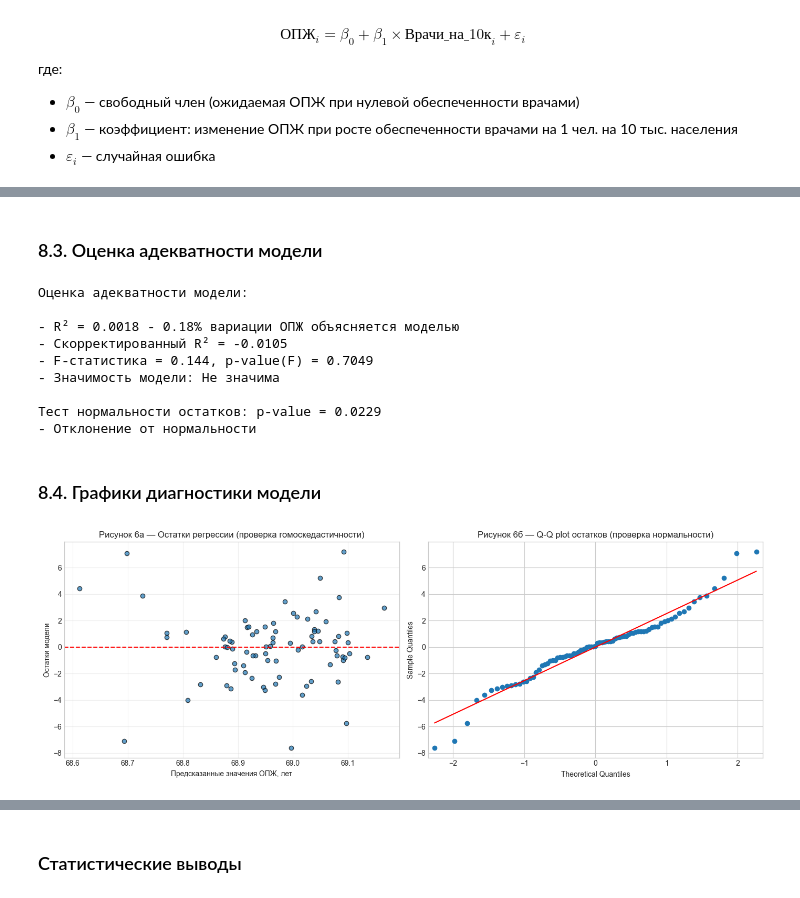
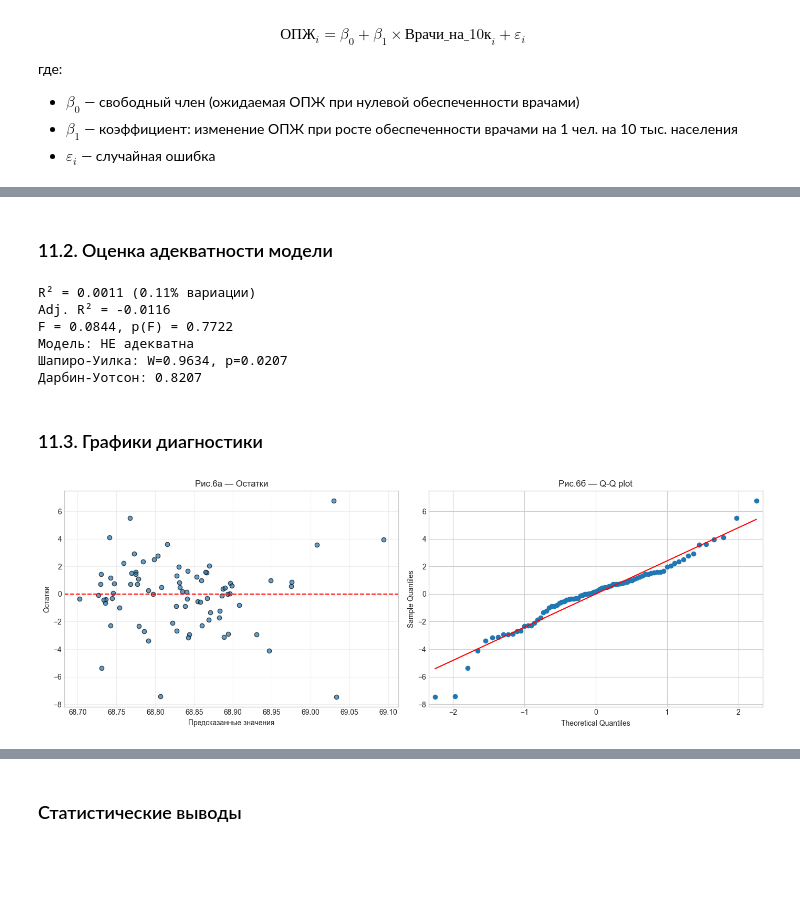
Before and after one commit to Tomato-angel/iad-life-expectancy-RF-regions-2011, a Jupyter notebook: notebooks/workflow.ipynb, the cells around one changed output, grey strips where cells are left out. Saved outputs shown, nothing was run; the diff lists cells and outputs as text; code cells hidden in the pictures; blank space fills up the shorter version.

```diff
--- a/notebooks/workflow.ipynb
+++ b/notebooks/workflow.ipynb
@@ -229,18 +265,0 @@ life_expectancy_female: 0 отрицательных значений
-# %%
-# Расчёт нормализованного показателя обеспеченности врачами (масштатибрование по численности населения в регионе)
-# Т.к. прямое сопоставление численности врачей по разным регионам
-# не даст хороших показателей из-за колоссального разброса по численности жителей в областях
-# Вводим новую переменную:
-# Формула: doctors_per_10k = (врачи_тыс / население_тыс) × 10 000
-df['doctors_per_10k'] = (df['number_of_doctors_k'] /
-                         df['population_k']) * 10000
-
-# Переименуем целевую переменную для удобства
-# Т.к. мы не рассматриваем ОПЖ для мужчин и женщин в отдеьности, а проводим анализ по всему населению
-df['life_exp'] = df['life_expectancy_all']
-
-print("Созданы новые колонки для переменных:")
-print("- doctors_per_10k — обеспеченность врачами, чел. на 10 000 населения")
-print("- life_exp — ожидаемая продолжительность жизни, лет")
-print(f"\nДиапазон doctors_per_10k: [{df['doctors_per_10k'].min():.2f}; {df['doctors_per_10k'].max():.2f}]")
-print(f"Диапазон life_exp: [{df['life_exp'].min():.2f}; {df['life_exp'].max():.2f}]")
@@ -627,48 +627,37 @@ p-value = 0.7049
 # %% [markdown]
-### 8.3. Оценка адекватности модели
+### 11.2. Оценка адекватности модели
 # %%
-# Показатели качества модели в удобном формате
-print("Оценка адекватности модели:\n")
-print(f"- R² = {model.rsquared:.4f} - {model.rsquared*100:.2f}% вариации ОПЖ объясняется моделью")
-print(f"- Скорректированный R² = {model.rsquared_adj:.4f}")
-print(f"- F-статистика = {model.fvalue:.3f}, p-value(F) = {model.f_pvalue:.4f}")
-print(f"- Значимость модели: {'Значима' if model.f_pvalue < 0.05 else 'Не значима'}")
+print(f'R² = {model.rsquared:.4f} ({model.rsquared*100:.2f}% вариации)')
+print(f'Adj. R² = {model.rsquared_adj:.4f}')
+print(f'F = {model.fvalue:.4f}, p(F) = {model.f_pvalue:.4f}')
+print(f'Модель: {"адекватна" if model.f_pvalue < 0.05 else "НЕ адекватна"}')
 
-# Проверка нормальности остатков
+# Тесты
 residuals = model.resid
 shapiro_stat, shapiro_p = stats.shapiro(residuals)
-print(f"\nТест нормальности остатков: p-value = {shapiro_p:.4f}")
-print(f"- {'Остатки нормально распределены' if shapiro_p > 0.05 else 'Отклонение от нормальности'}")
+print(f'Шапиро-Уилка: W={shapiro_stat:.4f}, p={shapiro_p:.4f}')
+print(f'Дарбин-Уотсон: {sm.stats.durbin_watson(residuals):.4f}')
 # %% [output]
-Оценка адекватности модели:
-
-- R² = 0.0018 - 0.18% вариации ОПЖ объясняется моделью
-- Скорректированный R² = -0.0105
-- F-статистика = 0.144, p-value(F) = 0.7049
-- Значимость модели: Не значима
-
-Тест нормальности остатков: p-value = 0.0229
-- Отклонение от нормальности
+R² = 0.0011 (0.11% вариации)
+Adj. R² = -0.0116
+F = 0.0844, p(F) = 0.7722
+Модель: НЕ адекватна
+Шапиро-Уилка: W=0.9634, p=0.0207
+Дарбин-Уотсон: 0.8207
 # %% [markdown]
-### 8.4. Графики диагностики модели
+### 11.3. Графики диагностики
 # %%
-# График остатков
 fig, axes = plt.subplots(1, 2, figsize=(14, 5))
-
-# Остатки от предсказанных значений
 axes[0].scatter(model.fittedvalues, residuals, alpha=0.7, edgecolors='black')
 axes[0].axhline(0, color='red', linestyle='--')
-axes[0].set_xlabel('Предсказанные значения ОПЖ, лет')
-axes[0].set_ylabel('Остатки модели')
-axes[0].set_title('Рисунок 6а — Остатки регрессии (проверка гомоскедастичности)')
+axes[0].set_xlabel('Предсказанные значения')
+axes[0].set_ylabel('Остатки')
+axes[0].set_title('Рис.6а — Остатки')
 axes[0].grid(alpha=0.3)
-
-# Q-Q plot для проверки нормальности остатков
 sm.qqplot(residuals, line='s', ax=axes[1])
-axes[1].set_title('Рисунок 6б — Q-Q plot остатков (проверка нормальности)')
-
+axes[1].set_title('Рис.6б — Q-Q plot')
 plt.tight_layout()
 plt.savefig('figures/regression_diagnostics.png', dpi=300)
 plt.show()
 # %% [output]
-[figure, old version]
+[figure, new version]
```
Also changed, not shown: parts of 81 cells of this notebook, 17 other files.
